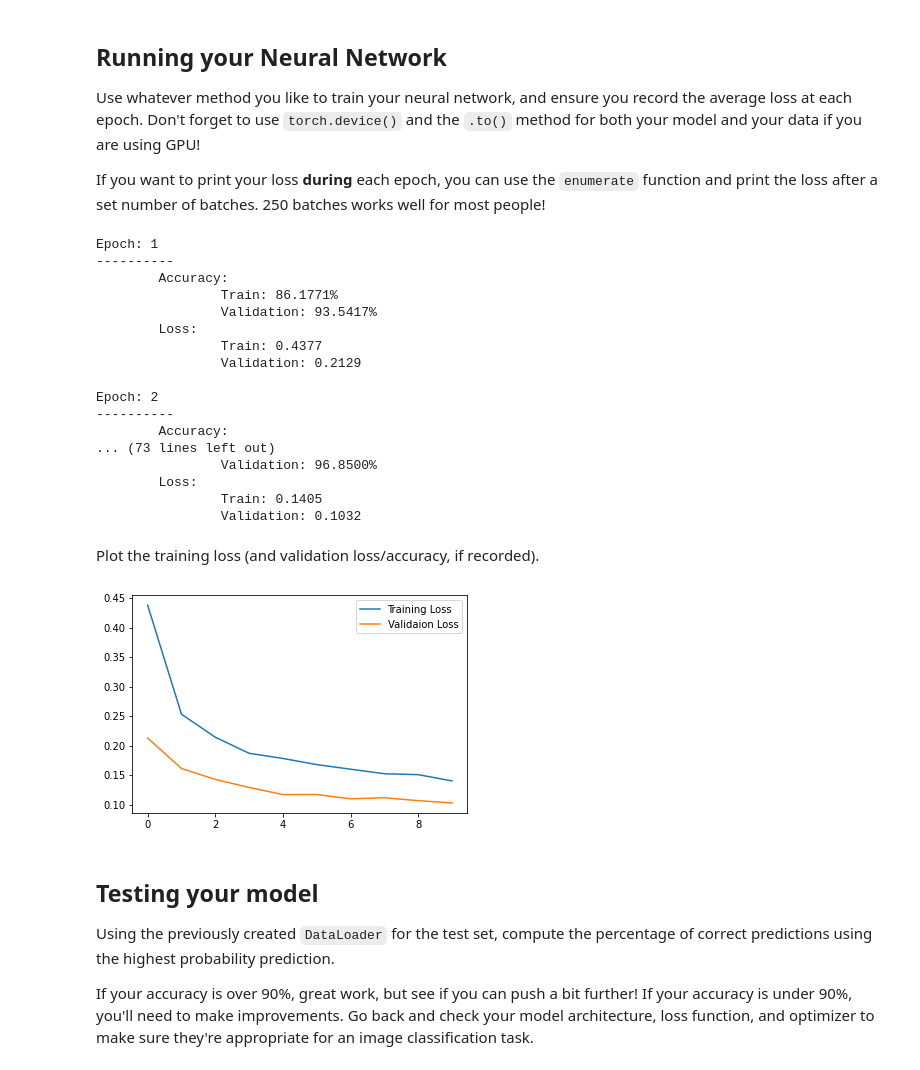
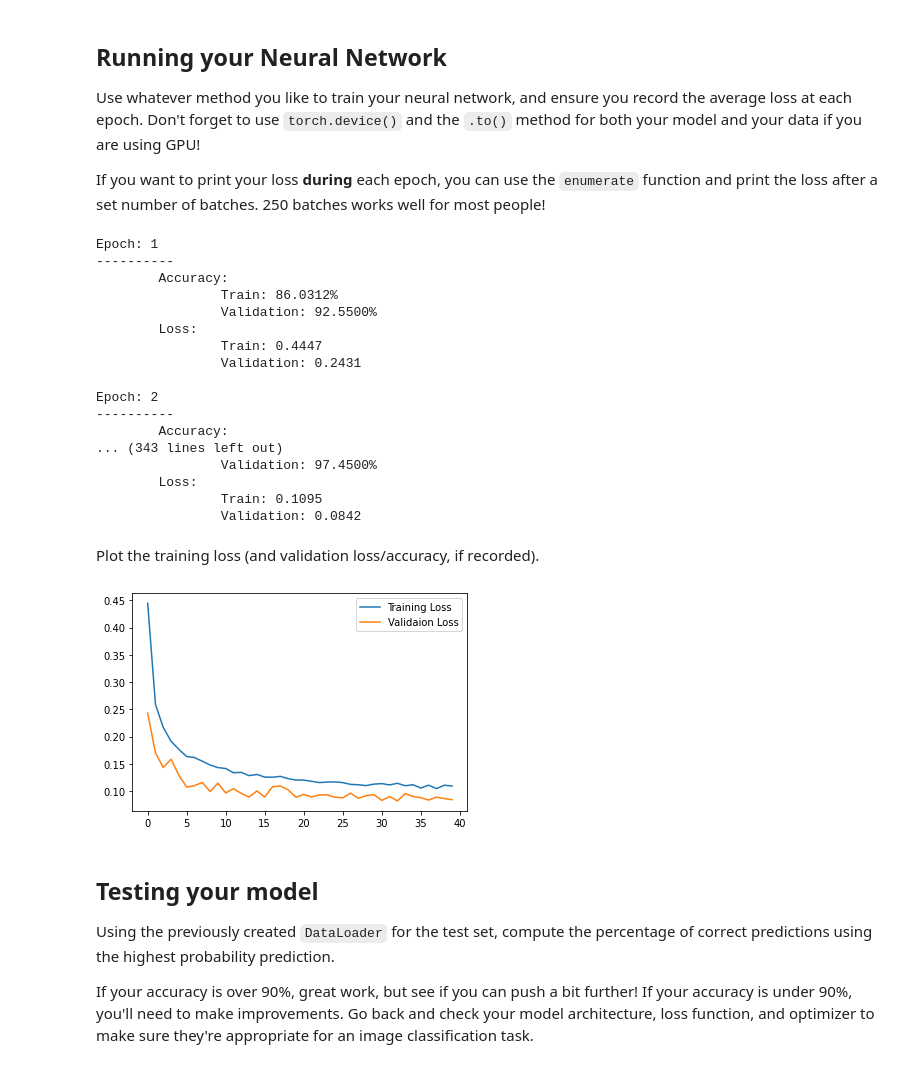
Before and after one commit to proshantokumar21/MNIST-handwritten-digit-classifier, a Jupyter notebook: MNIST_Handwritten_Digits-STARTER.ipynb, the cells around one changed output. Drawn from its saved outputs; the diff is of its cells as text; code cells hidden in the pictures.

Commit message:
Added an improved model training

```diff
--- a/MNIST_Handwritten_Digits-STARTER.ipynb
+++ b/MNIST_Handwritten_Digits-STARTER.ipynb
@@ -214,7 +215,7 @@ If you want to print your loss **during** each epoch, you can use the `enumerate
 #Creating the training and validation loop
 
 #Number of epochs
-epochs = 10
+epochs = 40
 
 #List for loss history
 train_loss_history = []
@@ -345,30 +346,33 @@ for epoch in range(epochs):
 Epoch: 1
 ----------
         Accuracy:
-                Train: 86.1771%
-                Validation: 93.5417%
+                Train: 86.0312%
+                Validation: 92.5500%
         Loss:
-                Train: 0.4377
-                Validation: 0.2129
+                Train: 0.4447
+                Validation: 0.2431
 
 Epoch: 2
 ----------
         Accuracy:
-... (73 lines left out)
-                Validation: 96.8500%
+... (343 lines left out)
+                Validation: 97.4500%
         Loss:
-                Train: 0.1405
-                Validation: 0.1032
+                Train: 0.1095
+                Validation: 0.0842
 # %% [markdown]
 Plot the training loss (and validation loss/accuracy, if recorded).
 # %%
 #Visualizing the loss history
-plt.plot(train_loss_history, label="Training Loss")
-plt.plot(val_loss_history, label="Validaion Loss")
-plt.legend()
-plt.show()
+def visualize(train_loss_history, val_loss_history):
+    plt.plot(train_loss_history, label="Training Loss")
+    plt.plot(val_loss_history, label="Validaion Loss")
+    plt.legend()
+    plt.show()
+
+visualize(train_loss_history, val_loss_history)
 # %% [output]
-[figure, old version]
+[figure, new version]
 # %% [markdown]
 ## Testing your model
 Using the previously created `DataLoader` for the test set, compute the percentage of correct predictions using the highest probability prediction.
```
Also changed, not shown: parts of 10 cells of this notebook.
